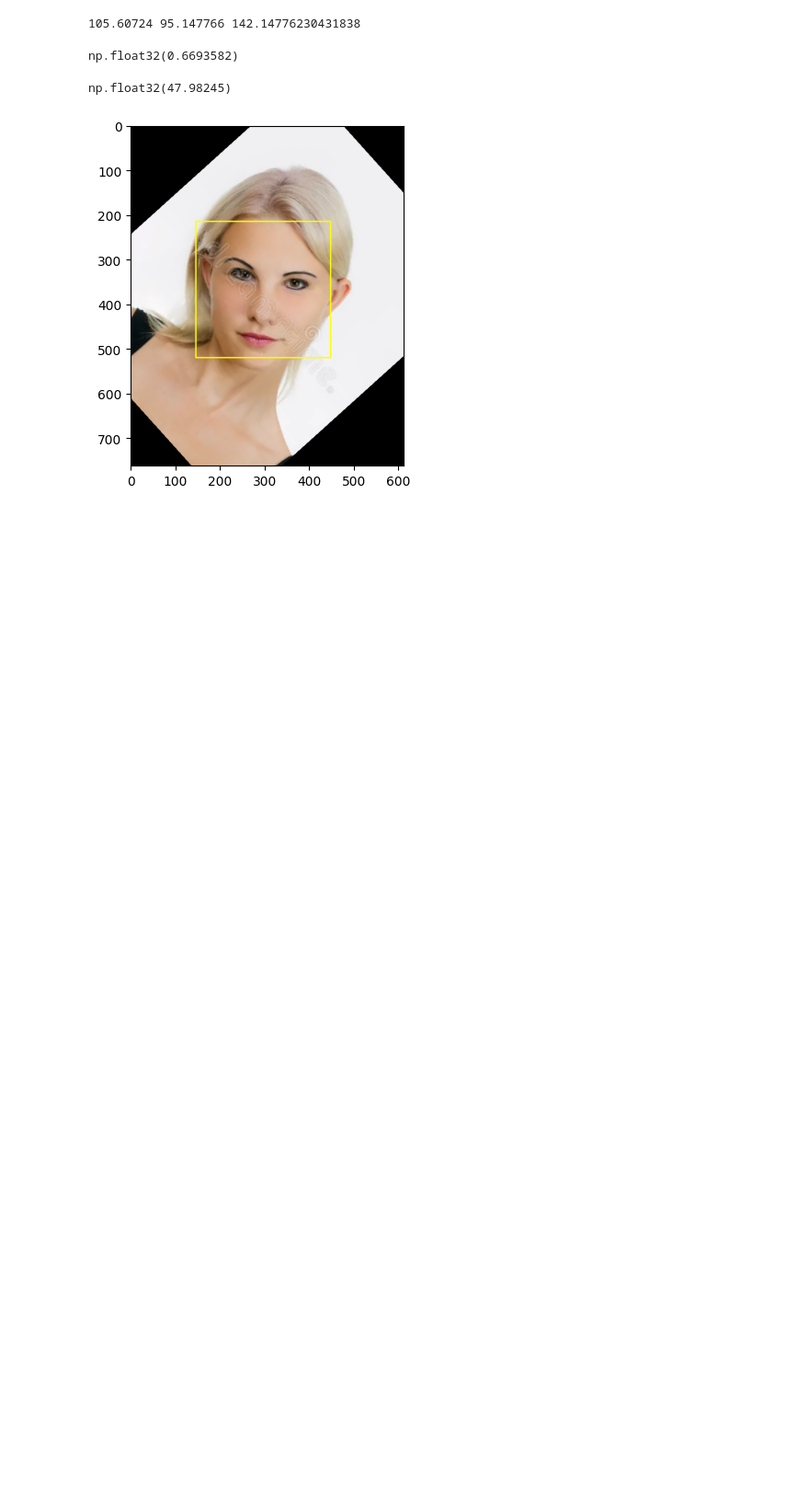
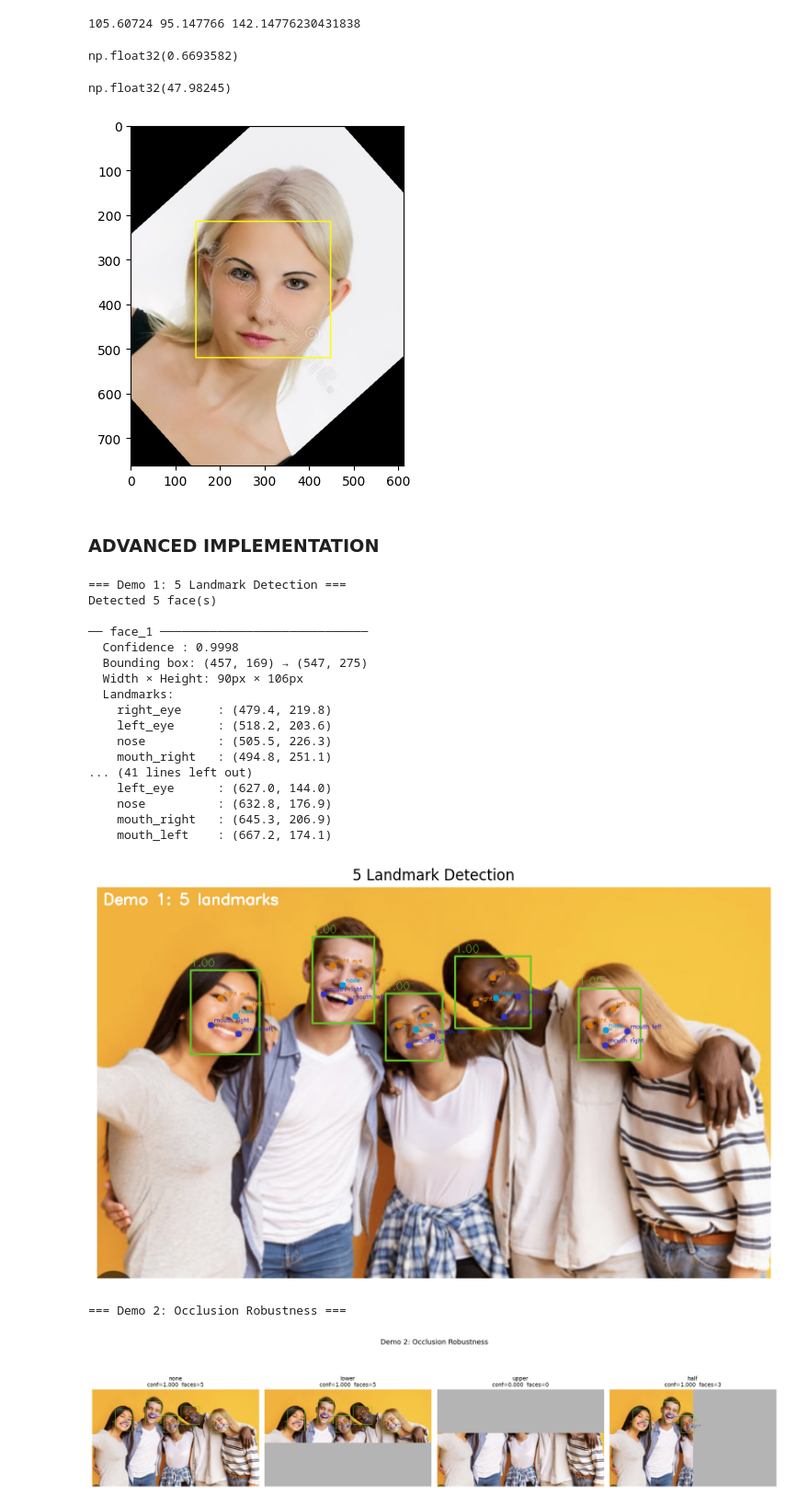
Before and after one commit to aashichaudharyyy/face-preprocessing-pipeline, a Jupyter notebook: RetinaFaceDetection&Recognition.ipynb, the cells around one changed output. Shown at 92% size. Cells and saved outputs as stored; diff of their text form; code cells hidden in the pictures; blank space fills up the shorter version.

```diff
--- a/RetinaFaceDetection&Recognition.ipynb
+++ b/RetinaFaceDetection&Recognition.ipynb
@@ -67,3 +67,5 @@ plt.imshow(aligned_img[:,:,::-1])
 plt.show()
 # %% [output]
 [figure]
+# %% [markdown]
+ ### ADVANCED IMPLEMENTATION
@@ -69,0 +119,31 @@ plt.show()
+# %%
+def demo_landmarks(image_path: str):
+    img = cv2.imread(image_path)
+    rgb = cv2.cvtColor(img, cv2.COLOR_BGR2RGB)  # RetinaFace expects RGB
+
+    # ── Single call: detect + localise 5 landmarks ───────────────────────────
+    detections = RetinaFace.detect_faces(rgb)
+    # ─────────────────────────────────────────────────────────────────────────
+
+    print(f"Detected {len(detections)} face(s)\n")
+
+    for face_id, data in detections.items():
+        x1, y1, x2, y2 = data["facial_area"]
+        print(f"── {face_id} ─────────────────────────────")
+        print(f"  Confidence : {data['score']:.4f}")
+        print(f"  Bounding box: ({x1}, {y1}) → ({x2}, {y2})")
+        print(f"  Width × Height: {x2-x1}px × {y2-y1}px")
+        print("  Landmarks:")
+        for name, (lx, ly) in data["landmarks"].items():
+            print(f"    {name:<14}: ({lx:.1f}, {ly:.1f})")
+        print()
+
+    annotated = draw_results(img, detections, "Demo 1: 5 landmarks")
+    plt.figure(figsize=(8, 6))
+    plt.imshow(cv2.cvtColor(annotated, cv2.COLOR_BGR2RGB))
+    plt.axis("off")
+    plt.title("5 Landmark Detection")
+    plt.tight_layout()
+    plt.show()
+
+    return detections
@@ -69,0 +233,32 @@ plt.show()
+# %%
+IMAGE = "group_img.png"   # any JPEG/PNG with a visible face
+
+print("=== Demo 1: 5 Landmark Detection ===")
+demo_landmarks(IMAGE)
+
+print("\n=== Demo 2: Occlusion Robustness ===")
+demo_occlusion(IMAGE)
+
+print("\n=== Demo 3: Multi-scale Detection ===")
+demo_multiscale(IMAGE)
+# %% [output]
+=== Demo 1: 5 Landmark Detection ===
+Detected 5 face(s)
+
+── face_1 ─────────────────────────────
+  Confidence : 0.9998
+  Bounding box: (457, 169) → (547, 275)
+  Width × Height: 90px × 106px
+  Landmarks:
+    right_eye     : (479.4, 219.8)
+    left_eye      : (518.2, 203.6)
+    nose          : (505.5, 226.3)
+    mouth_right   : (494.8, 251.1)
+... (41 lines left out)
+    left_eye      : (627.0, 144.0)
+    nose          : (632.8, 176.9)
+    mouth_right   : (645.3, 206.9)
+    mouth_left    : (667.2, 174.1)
+[figure, added]
+=== Demo 2: Occlusion Robustness ===
+[figure, added]
```
Also changed, not shown: parts of 4 cells of this notebook.
